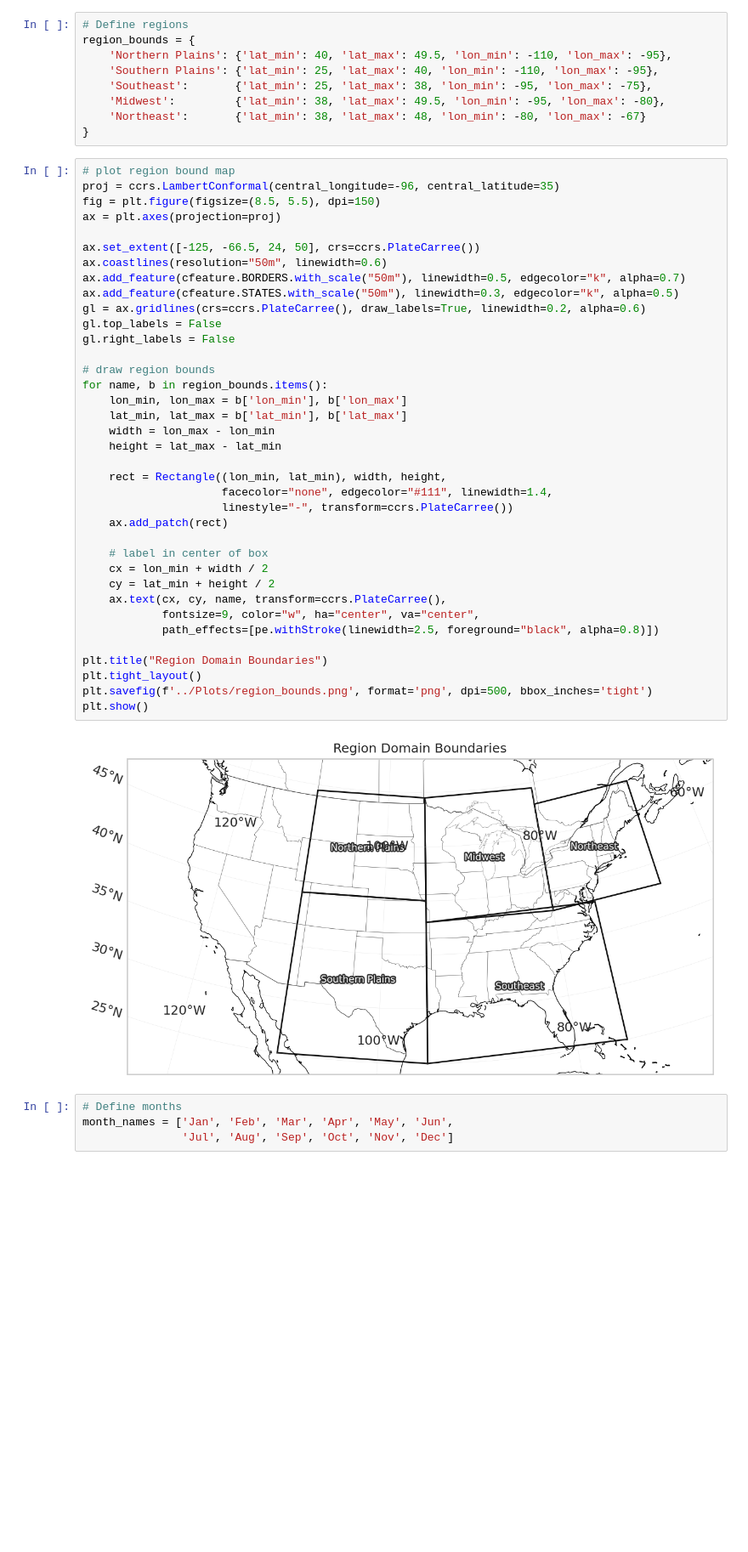
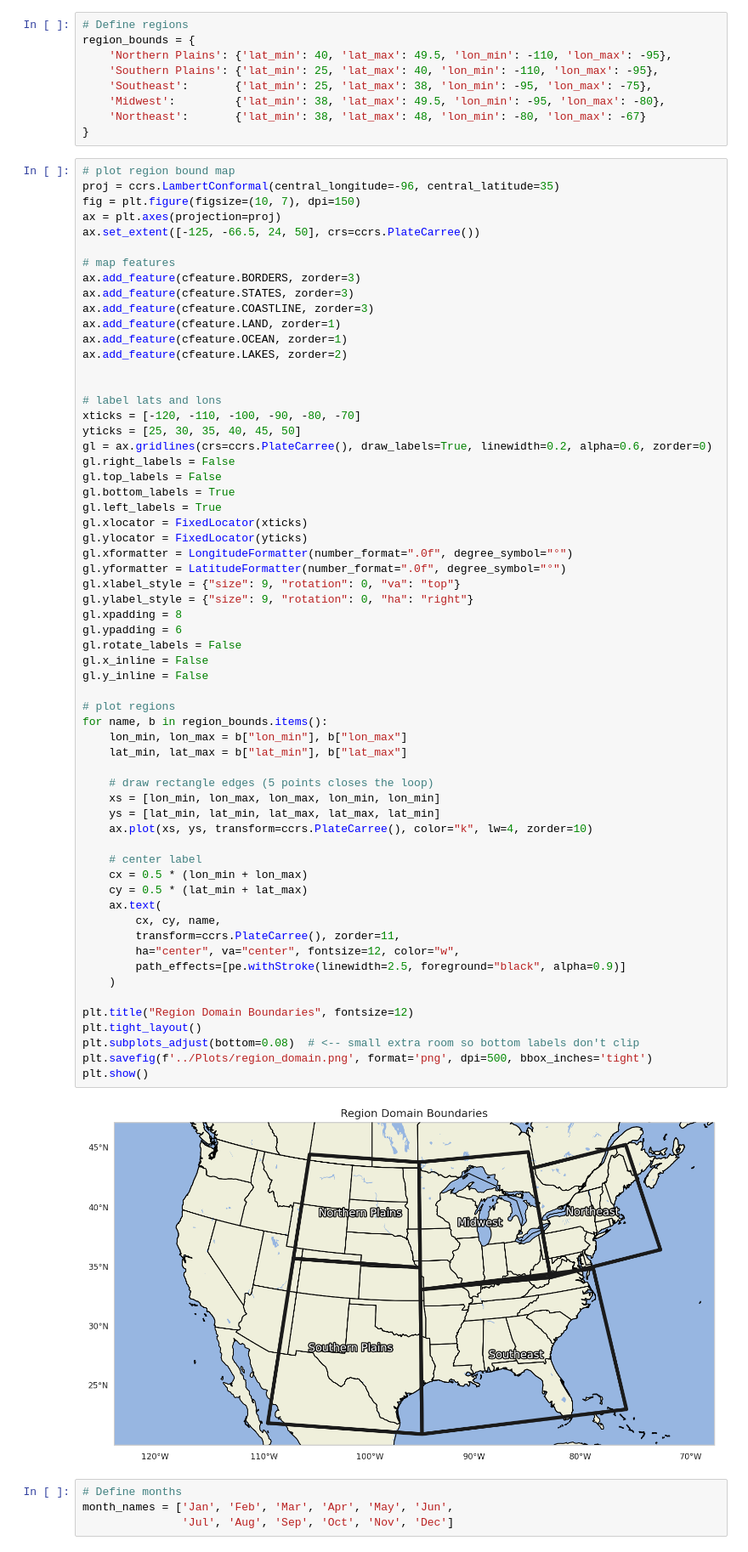
Before and after one commit to caitroufa/SYN_SERV, a Jupyter notebook: Code/Chicklets.ipynb, the cells around one changed output. Shown at 85% size. Cells and saved outputs as stored; diff of their text form; blank space fills up the shorter version.

Commit message:
update region plot

```diff
--- a/Code/Chicklets.ipynb
+++ b/Code/Chicklets.ipynb
@@ -86,42 +88,66 @@ region_bounds = {
 # %%
 # plot region bound map
 proj = ccrs.LambertConformal(central_longitude=-96, central_latitude=35)
-fig = plt.figure(figsize=(8.5, 5.5), dpi=150)
+fig = plt.figure(figsize=(10, 7), dpi=150)
 ax = plt.axes(projection=proj)
+ax.set_extent([-125, -66.5, 24, 50], crs=ccrs.PlateCarree())
 
-ax.set_extent([-125, -66.5, 24, 50], crs=ccrs.PlateCarree())
-ax.coastlines(resolution="50m", linewidth=0.6)
-ax.add_feature(cfeature.BORDERS.with_scale("50m"), linewidth=0.5, edgecolor="k", alpha=0.7)
-ax.add_feature(cfeature.STATES.with_scale("50m"), linewidth=0.3, edgecolor="k", alpha=0.5)
-gl = ax.gridlines(crs=ccrs.PlateCarree(), draw_labels=True, linewidth=0.2, alpha=0.6)
+# map features
+ax.add_feature(cfeature.BORDERS, zorder=3)
+ax.add_feature(cfeature.STATES, zorder=3)
+ax.add_feature(cfeature.COASTLINE, zorder=3)
+ax.add_feature(cfeature.LAND, zorder=1)
+ax.add_feature(cfeature.OCEAN, zorder=1)
+ax.add_feature(cfeature.LAKES, zorder=2)
+
+
+# label lats and lons
+xticks = [-120, -110, -100, -90, -80, -70]
+yticks = [25, 30, 35, 40, 45, 50]
+gl = ax.gridlines(crs=ccrs.PlateCarree(), draw_labels=True, linewidth=0.2, alpha=0.6, zorder=0)
+gl.right_labels = False
 gl.top_labels = False
-gl.right_labels = False
+gl.bottom_labels = True
+gl.left_labels = True
+gl.xlocator = FixedLocator(xticks)
+gl.ylocator = FixedLocator(yticks)
+gl.xformatter = LongitudeFormatter(number_format=".0f", degree_symbol="°")
+gl.yformatter = LatitudeFormatter(number_format=".0f", degree_symbol="°")
+gl.xlabel_style = {"size": 9, "rotation": 0, "va": "top"}
+gl.ylabel_style = {"size": 9, "rotation": 0, "ha": "right"}
+gl.xpadding = 8
+gl.ypadding = 6
+gl.rotate_labels = False
+gl.x_inline = False
+gl.y_inline = False
 
-# draw region bounds
+# plot regions
 for name, b in region_bounds.items():
-    lon_min, lon_max = b['lon_min'], b['lon_max']
-    lat_min, lat_max = b['lat_min'], b['lat_max']
-    width = lon_max - lon_min
-    height = lat_max - lat_min
+    lon_min, lon_max = b["lon_min"], b["lon_max"]
+    lat_min, lat_max = b["lat_min"], b["lat_max"]
 
-    rect = Rectangle((lon_min, lat_min), width, height,
-                     facecolor="none", edgecolor="#111", linewidth=1.4,
-                     linestyle="-", transform=ccrs.PlateCarree())
-    ax.add_patch(rect)
+    # draw rectangle edges (5 points closes the loop)
+    xs = [lon_min, lon_max, lon_max, lon_min, lon_min]
+    ys = [lat_min, lat_min, lat_max, lat_max, lat_min]
+    ax.plot(xs, ys, transform=ccrs.PlateCarree(), color="k", lw=4, zorder=10)
 
-    # label in center of box
-    cx = lon_min + width / 2
-    cy = lat_min + height / 2
-    ax.text(cx, cy, name, transform=ccrs.PlateCarree(),
-            fontsize=9, color="w", ha="center", va="center",
-            path_effects=[pe.withStroke(linewidth=2.5, foreground="black", alpha=0.8)])
+    # center label
+    cx = 0.5 * (lon_min + lon_max)
+    cy = 0.5 * (lat_min + lat_max)
+    ax.text(
+        cx, cy, name,
+        transform=ccrs.PlateCarree(), zorder=11,
+        ha="center", va="center", fontsize=12, color="w",
+        path_effects=[pe.withStroke(linewidth=2.5, foreground="black", alpha=0.9)]
+    )
 
-plt.title("Region Domain Boundaries")
+plt.title("Region Domain Boundaries", fontsize=12)
 plt.tight_layout()
-plt.savefig(f'../Plots/region_bounds.png', format='png', dpi=500, bbox_inches='tight')
+plt.subplots_adjust(bottom=0.08)  # <-- small extra room so bottom labels don't clip
+plt.savefig(f'../Plots/region_domain.png', format='png', dpi=500, bbox_inches='tight')
 plt.show()
 # %% [output]
-[figure, old version]
+[figure, new version]
 # %%
 # Define months
 month_names = ['Jan', 'Feb', 'Mar', 'Apr', 'May', 'Jun',
```
Also changed, not shown: parts of 1 cell of this notebook.
